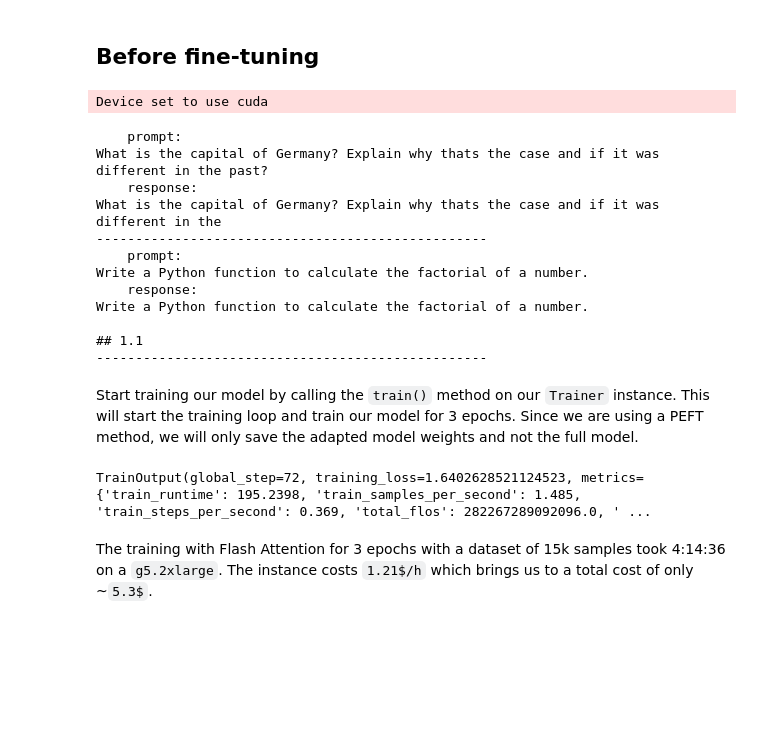
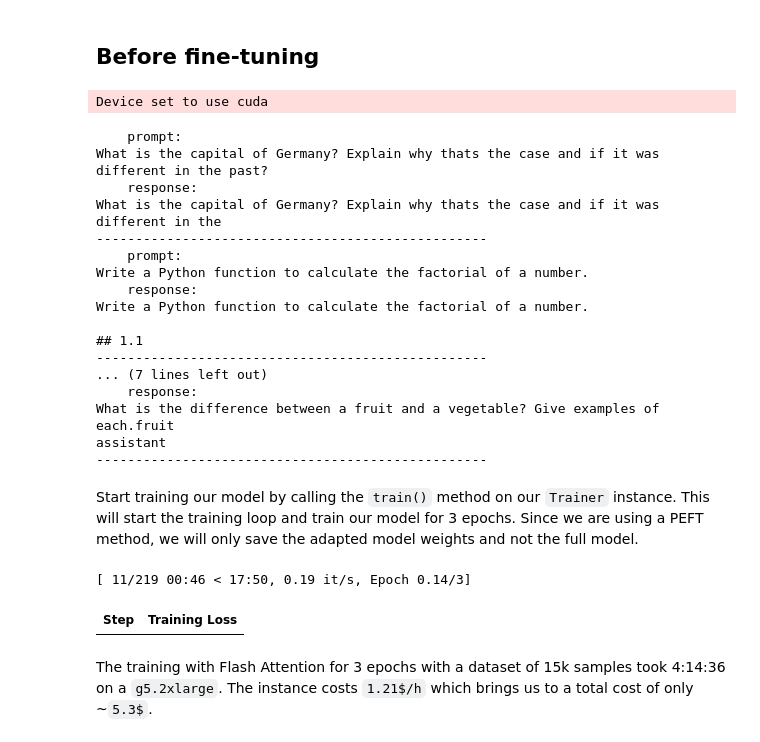
Before and after one commit to johan-ferns/smollm-finetuning, a Jupyter notebook: 3_parameter_efficient_finetuning/notebooks/finetune_sft_peft.ipynb, the cells around one changed output. Drawn from its saved outputs; the diff is of its cells as text; code cells hidden in the pictures; blank space fills up the shorter version.

```diff
--- a/3_parameter_efficient_finetuning/notebooks/finetune_sft_peft.ipynb
+++ b/3_parameter_efficient_finetuning/notebooks/finetune_sft_peft.ipynb
@@ -149,7 +149,7 @@ args = SFTConfig(
     # Output settings
     output_dir=finetune_name,  # Directory to save model checkpoints
     # Training duration
-    num_train_epochs=1,  # Number of training epochs
+    num_train_epochs=3,  # Number of training epochs
     # Batch size settings
     per_device_train_batch_size=2,  # Batch size per GPU
     gradient_accumulation_steps=2,  # Accumulate gradients for larger effective batch
@@ -205,8 +205,8 @@ pipe = pipeline(
 prompts = [
     "What is the capital of Germany? Explain why thats the case and if it was different in the past?",
     "Write a Python function to calculate the factorial of a number.",
-    # "A rectangular garden has a length of 25 feet and a width of 15 feet. If you want to build a fence around the entire garden, how many feet of fencing will you need?",
-    # "What is the difference between a fruit and a vegetable? Give examples of each.",
+    "A rectangular garden has a length of 25 feet and a width of 15 feet. If you want to build a fence around the entire garden, how many feet of fencing will you need?",
+    "What is the difference between a fruit and a vegetable? Give examples of each.",
 ]
 
 
@@ -240,13 +240,16 @@ Write a Python function to calculate the factorial of a number.
 
 ## 1.1
 --------------------------------------------------
+... (7 lines left out)
+    response:
+What is the difference between a fruit and a vegetable? Give examples of each.fruit
+assistant
+--------------------------------------------------
 # %% [markdown]
 Start training our model by calling the `train()` method on our `Trainer` instance. This will start the training loop and train our model for 3 epochs. Since we are using a PEFT method, we will only save the adapted model weights and not the full model.
 # %%
 # start training, the model will be automatically saved to the hub and the output directory
 trainer.train()
-
-# save model
-trainer.save_model()
 # %% [output]
-TrainOutput(global_step=72, training_loss=1.6402628521124523, metrics={'train_runtime': 195.2398, 'train_samples_per_second': 1.485, 'train_steps_per_second': 0.369, 'total_flos': 282267289092096.0, ' ...
+[ 11/219 00:46 < 17:50, 0.19 it/s, Epoch 0.14/3]
+| Step | Training Loss |
```
Also changed, not shown: parts of 3 cells of this notebook.
